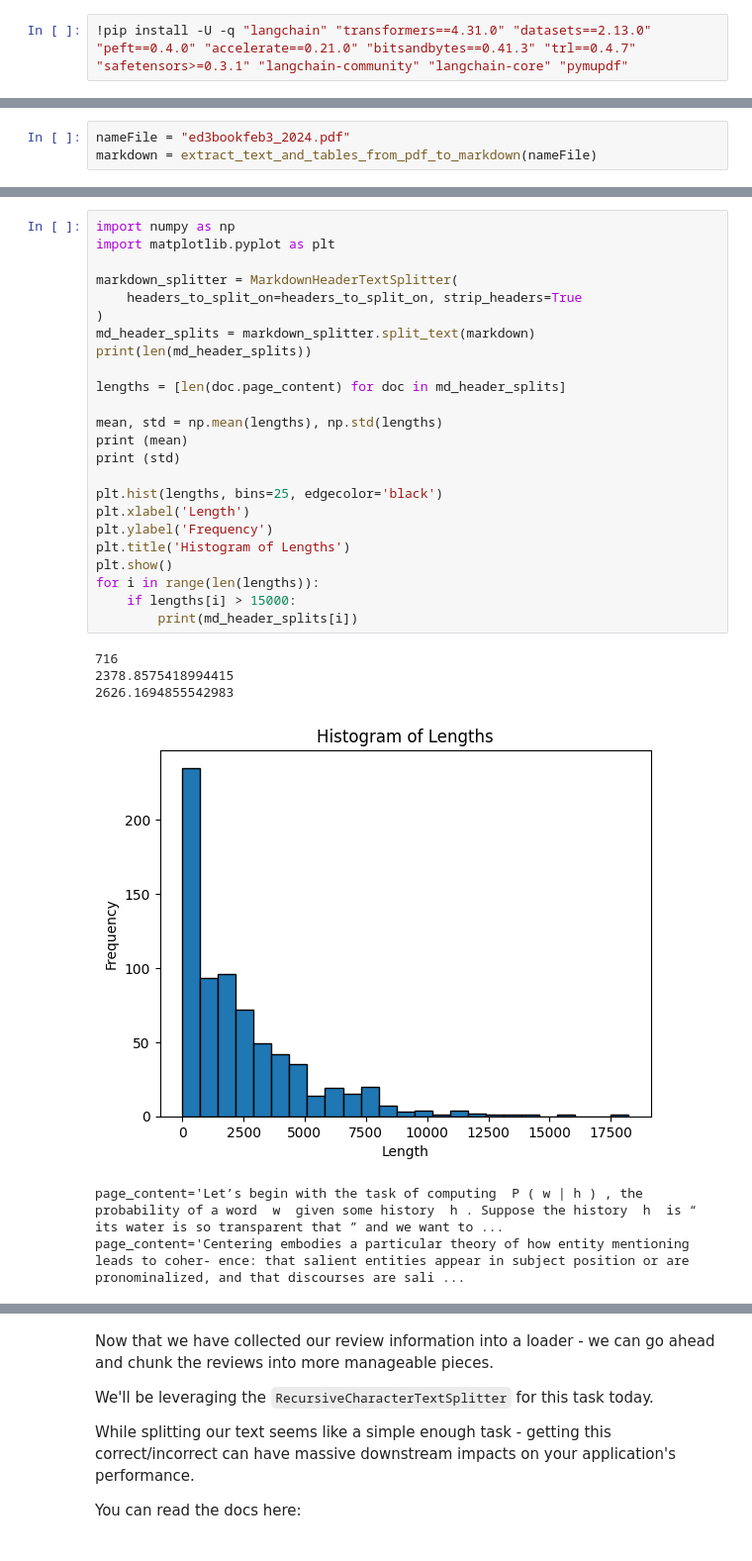
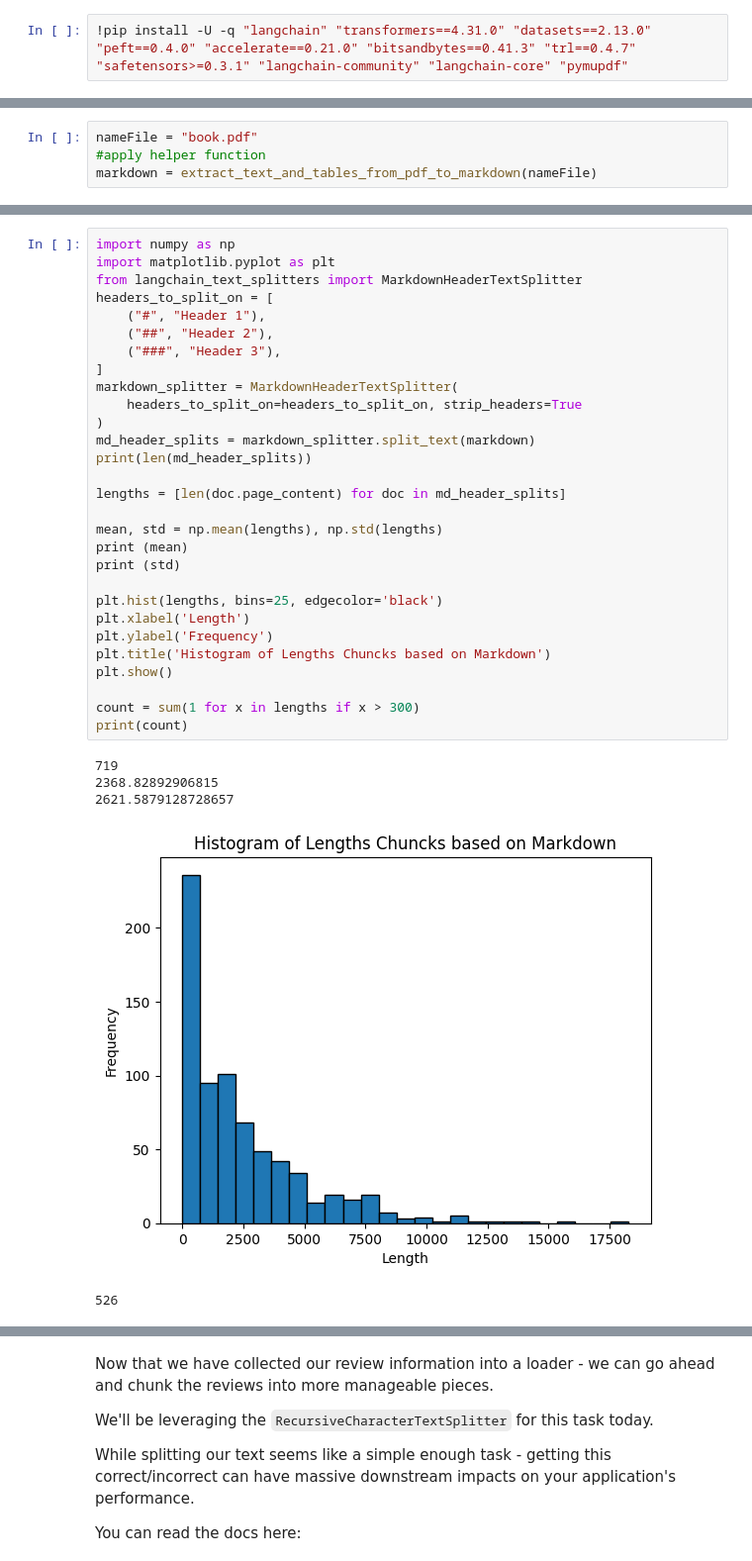
Before and after one commit to Umbomatumbo/Bachelor-Thesis, a Jupyter notebook: RAGnlp.ipynb, the cells around one changed output, grey strips where cells are left out. Shown at 99% size. Cells and saved outputs as stored; diff of their text form.

Commit message:
Fine markwond piu inizio di data analisis and visualization

```diff
--- a/RAGnlp.ipynb
+++ b/RAGnlp.ipynb
@@ -139,7 +163,8 @@ def extract_text_and_tables_from_pdf_to_markdown(pdf_path):
     print(f"Loaded {row_count} table rows from file '{pdf_path}'.\n")
     return markdown_text
 # %%
-nameFile = "ed3bookfeb3_2024.pdf"
+nameFile = "book.pdf"
+#apply helper function
 markdown = extract_text_and_tables_from_pdf_to_markdown(nameFile)
 # %% [output]
 First Line :
@@ -166,31 +199,35 @@ print(len(markdown))
 # %%
 import numpy as np
 import matplotlib.pyplot as plt
-
+from langchain_text_splitters import MarkdownHeaderTextSplitter
+headers_to_split_on = [
+    ("#", "Header 1"),
+    ("##", "Header 2"),
+    ("###", "Header 3"),
+]
 markdown_splitter = MarkdownHeaderTextSplitter(
     headers_to_split_on=headers_to_split_on, strip_headers=True
 )
 md_header_splits = markdown_splitter.split_text(markdown)
 print(len(md_header_splits))
 
 lengths = [len(doc.page_content) for doc in md_header_splits]
 
 mean, std = np.mean(lengths), np.std(lengths)
 print (mean)
 print (std)
 
 plt.hist(lengths, bins=25, edgecolor='black')
 plt.xlabel('Length')
 plt.ylabel('Frequency')
-plt.title('Histogram of Lengths')
+plt.title('Histogram of Lengths Chuncks based on Markdown')
 plt.show()
-for i in range(len(lengths)):
-    if lengths[i] > 15000:
-        print(md_header_splits[i])
+
+count = sum(1 for x in lengths if x > 300)
+print(count)
 # %% [output]
-716
-2378.8575418994415
-2626.1694855542983
+719
+2368.82892906815
+2621.5879128728657
-[figure, old version]
+[figure, new version]
-page_content='Let’s begin with the task of computing  P ( w | h ) , the probability of a word  w  given some history  h . Suppose the history  h  is “ its water is so transparent that ” and we want to ...
-page_content='Centering embodies a particular theory of how entity mentioning leads to coher- ence: that salient entities appear in subject position or are pronominalized, and that discourses are sali ...
+526
```
Also changed, not shown: parts of 32 cells of this notebook.
